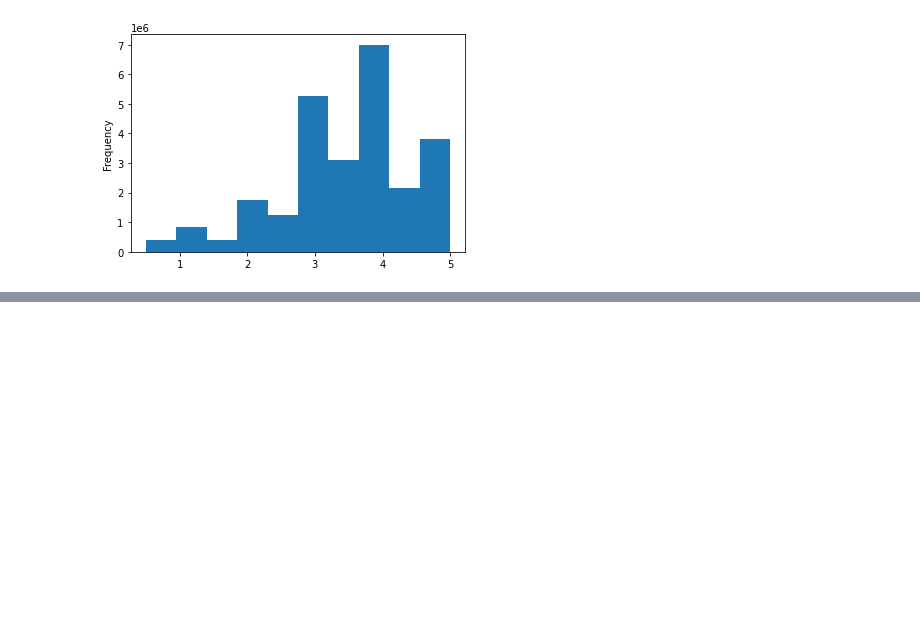
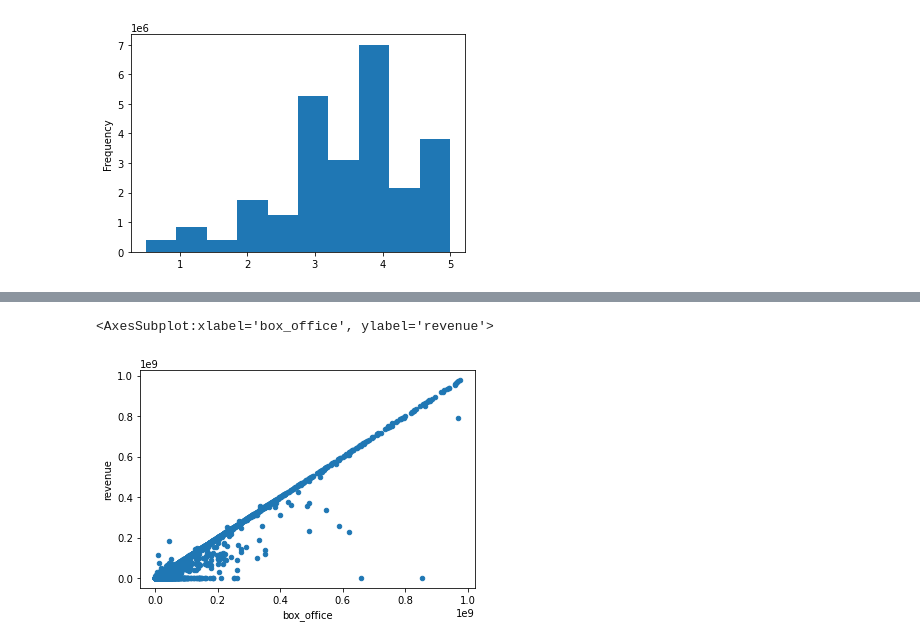
Before and after one commit to JaxSCho/Movies-ETL, a Jupyter notebook: Movies-ETL.ipynb, the cells around one changed output, grey strips where cells are left out. Saved outputs shown, nothing was run; the diff lists cells and outputs as text; code cells hidden in the pictures; blank space fills up the shorter version.

```diff
--- a/Movies-ETL.ipynb
+++ b/Movies-ETL.ipynb
@@ -814,0 +881,8 @@ Name: rating, dtype: float64
+# %%
+movies_df.fillna(0)[movies_df['box_office'] < 10**9].plot(x='box_office', y='revenue', kind='scatter')
+
+# Wiki data (x-axis) appears to have more outliers compared to Kaggle data (y-axis); few movies with no data
+# in the Kaggle column, while wiki does --> keep kaggle and fill in zeros with wiki data
+# %% [output]
+<AxesSubplot:xlabel='box_office', ylabel='revenue'>
+[figure, added]
```
Also changed, not shown: parts of 29 cells of this notebook.
